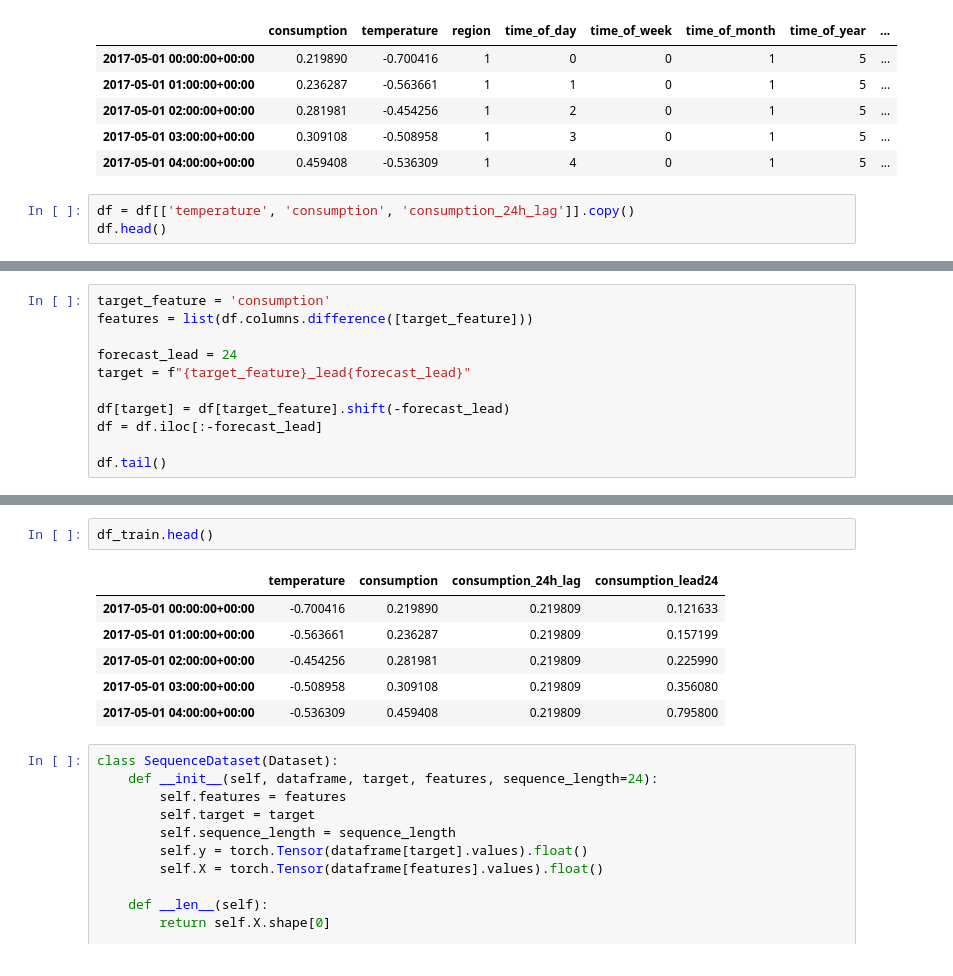
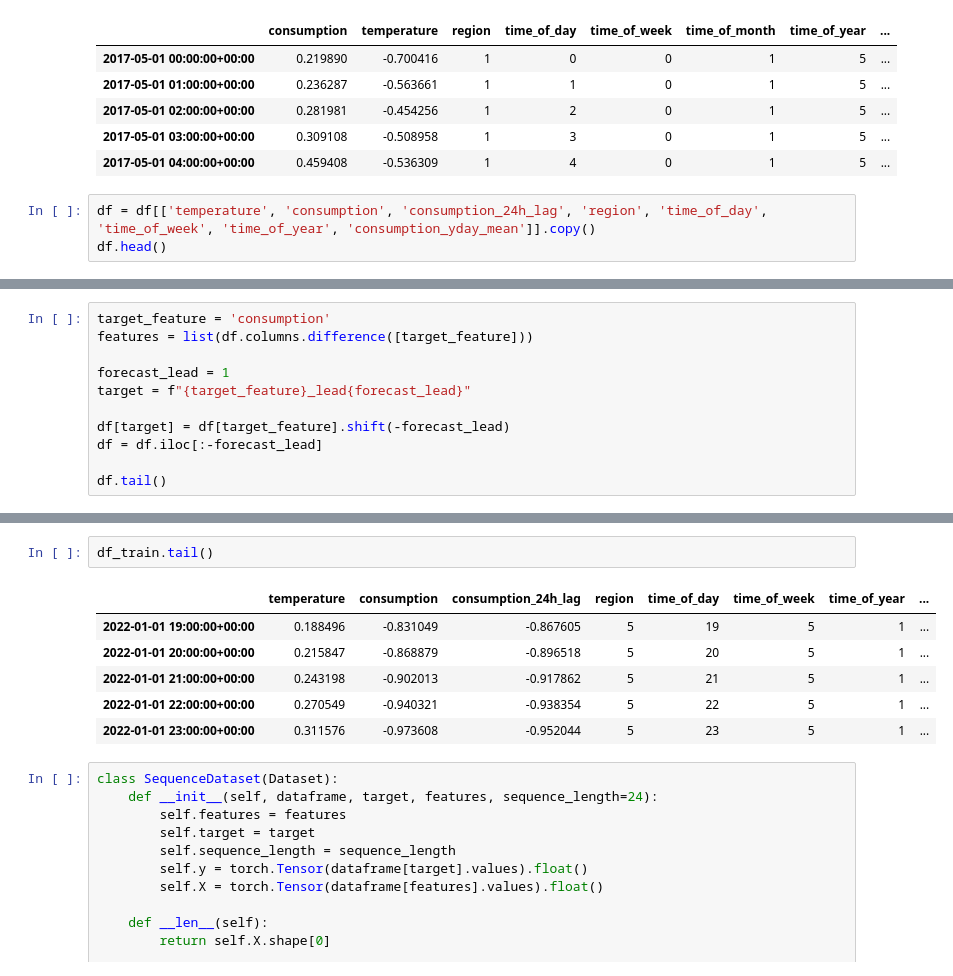
Before and after one commit to Anderzz/it3030, a Jupyter notebook: assignment2/learning2.ipynb, the cells around one changed output, grey strips where cells are left out. Drawn from its saved outputs; the diff is of its cells as text.

```diff
--- a/assignment2/learning2.ipynb
+++ b/assignment2/learning2.ipynb
@@ -24,6 +25,6 @@ df.head()
 | 2017-05-01 03:00:00+00:00 | 0.309108 | -0.508958 | 1 | 3 | 0 | 1 | 5 | ... |
 | 2017-05-01 04:00:00+00:00 | 0.459408 | -0.536309 | 1 | 4 | 0 | 1 | 5 | ... |
 # %%
-df = df[['temperature', 'consumption', 'consumption_24h_lag']].copy()
+df = df[['temperature', 'consumption', 'consumption_24h_lag', 'region', 'time_of_day', 'time_of_week', 'time_of_year', 'consumption_yday_mean']].copy()
 df.head()
 # %% [output]
@@ -37,7 +38,7 @@ df.head()
 target_feature = 'consumption'
 features = list(df.columns.difference([target_feature]))
 
-forecast_lead = 24
+forecast_lead = 1
 target = f"{target_feature}_lead{forecast_lead}"
 
 df[target] = df[target_feature].shift(-forecast_lead)
@@ -65,12 +66,12 @@ Test set fraction: 0.10316473850272492
 # %%
-df_train.head()
+df_train.tail()
 # %% [output]
-|  | temperature | consumption | consumption_24h_lag | consumption_lead24 |
-| 2017-05-01 00:00:00+00:00 | -0.700416 | 0.219890 | 0.219809 | 0.121633 |
-| 2017-05-01 01:00:00+00:00 | -0.563661 | 0.236287 | 0.219809 | 0.157199 |
-| 2017-05-01 02:00:00+00:00 | -0.454256 | 0.281981 | 0.219809 | 0.225990 |
-| 2017-05-01 03:00:00+00:00 | -0.508958 | 0.309108 | 0.219809 | 0.356080 |
-| 2017-05-01 04:00:00+00:00 | -0.536309 | 0.459408 | 0.219809 | 0.795800 |
+|  | temperature | consumption | consumption_24h_lag | region | time_of_day | time_of_week | time_of_year | ... |
+| 2022-01-01 19:00:00+00:00 | 0.188496 | -0.831049 | -0.867605 | 5 | 19 | 5 | 1 | ... |
+| 2022-01-01 20:00:00+00:00 | 0.215847 | -0.868879 | -0.896518 | 5 | 20 | 5 | 1 | ... |
+| 2022-01-01 21:00:00+00:00 | 0.243198 | -0.902013 | -0.917862 | 5 | 21 | 5 | 1 | ... |
+| 2022-01-01 22:00:00+00:00 | 0.270549 | -0.940321 | -0.938354 | 5 | 22 | 5 | 1 | ... |
+| 2022-01-01 23:00:00+00:00 | 0.311576 | -0.973608 | -0.952044 | 5 | 23 | 5 | 1 | ... |
 # %%
 class SequenceDataset(Dataset):
     def __init__(self, dataframe, target, features, sequence_length=24):
```
Also changed, not shown: parts of 20 cells of this notebook, 4 other files.
